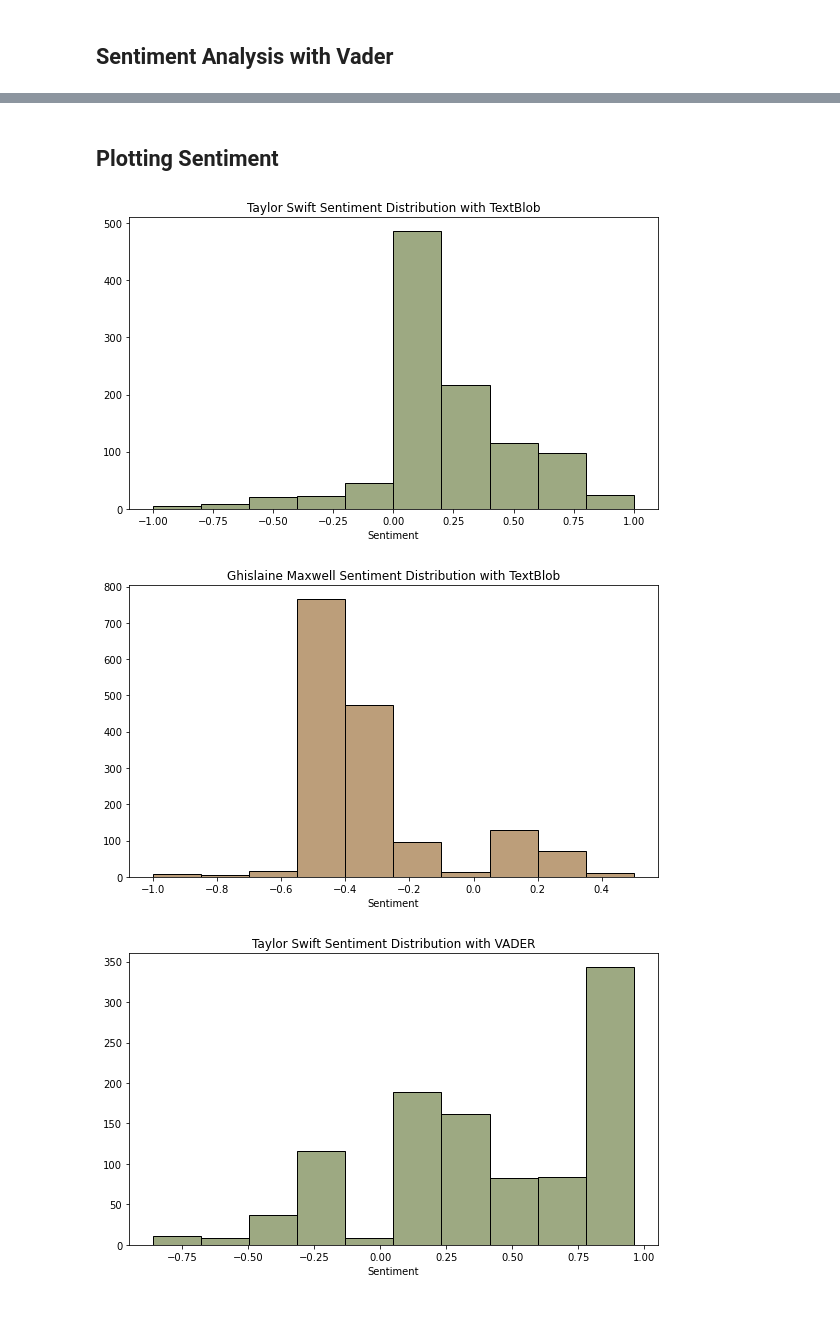
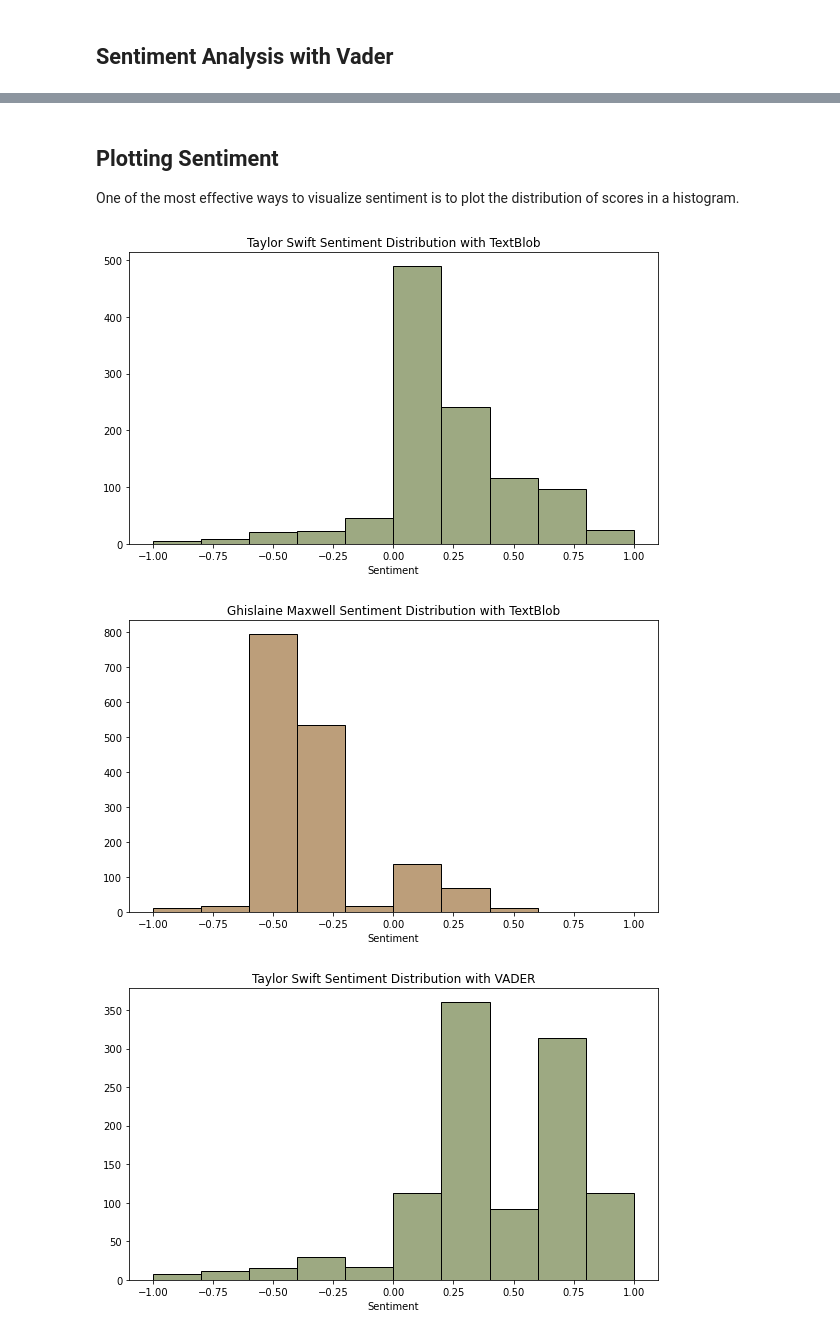
Before and after one commit to broepke/SentimentAnalysis, a Jupyter notebook: sentiment.ipynb, the cells around one changed output, grey strips where cells are left out. Drawn from its saved outputs; the diff is of its cells as text; code cells hidden in the pictures.

```diff
--- a/sentiment.ipynb
+++ b/sentiment.ipynb
@@ -22,6 +18,6 @@ def get_sentiment(x):
 # %%
 # Apply the Polarity Scoring from TextBlob
-swift['blob'] = swift['text'].apply(lambda x: get_sentiment(x))
+swift['blob'] = swift['text'].apply(lambda x: TextBlob(x).sentiment.polarity)
 swift.head()
 # %% [output]
 |  | text | blob |
@@ -79,39 +90,41 @@ maxwell.head()
 | 4 | RT @briantylercohen: BREAKING: Gh... | -0.5000 | {'neg': 0.227, 'neu': 0.773, 'pos... | -0.5473 |
-# %% [markdown]
-## Plotting Sentiment
+# %% [markdown]
+## Plotting Sentiment
+
+One of the most effective ways to visualize sentiment is to plot the distribution of scores in a histogram.
 # %%
 # Get rid of neutral sentiment
 filter = (maxwell['compound'] != 0) & (maxwell['blob'] != 0)
 maxwell = maxwell[filter]
 # %%
 plt.figure(figsize=(8, 5))
-sns.histplot(swift, x='blob', color="#7C8C58", bins=10)
+sns.histplot(swift, x='blob', color="#7C8C58", bins=10, binrange=(-1, 1))
 plt.title("Taylor Swift Sentiment Distribution with TextBlob")
 plt.xlabel("Sentiment")
 plt.ylabel("")
 plt.tight_layout()
 plt.savefig("sentiment_swift_blob.png", dpi=300)
 # %% [output]
-[figure, old version]
+[figure, new version]
 # %%
 plt.figure(figsize=(8, 5))
-sns.histplot(maxwell, x='blob', color="#A67E4E", bins=10)
+sns.histplot(maxwell, x='blob', color="#A67E4E", bins=10, binrange=(-1, 1))
 plt.title("Ghislaine Maxwell Sentiment Distribution with TextBlob")
 plt.xlabel("Sentiment")
 plt.ylabel("")
 plt.tight_layout()
 plt.savefig("sentiment_maxwell_blob.png", dpi=300)
 # %% [output]
-[figure, old version]
+[figure, new version]
 # %%
 plt.figure(figsize=(8, 5))
-sns.histplot(swift, x='compound', color="#7C8C58", bins=10)
+sns.histplot(swift, x='compound', color="#7C8C58", bins=10, binrange=(-1, 1))
 plt.title("Taylor Swift Sentiment Distribution with VADER")
 plt.xlabel("Sentiment")
 plt.ylabel("")
 plt.tight_layout()
 plt.savefig("sentiment_swift_vader.png", dpi=300)
 # %% [output]
-[figure, old version]
+[figure, new version]
 # %%
 plt.figure(figsize=(8, 5))
```
Also changed, not shown: parts of 11 cells of this notebook, 5 other files.
